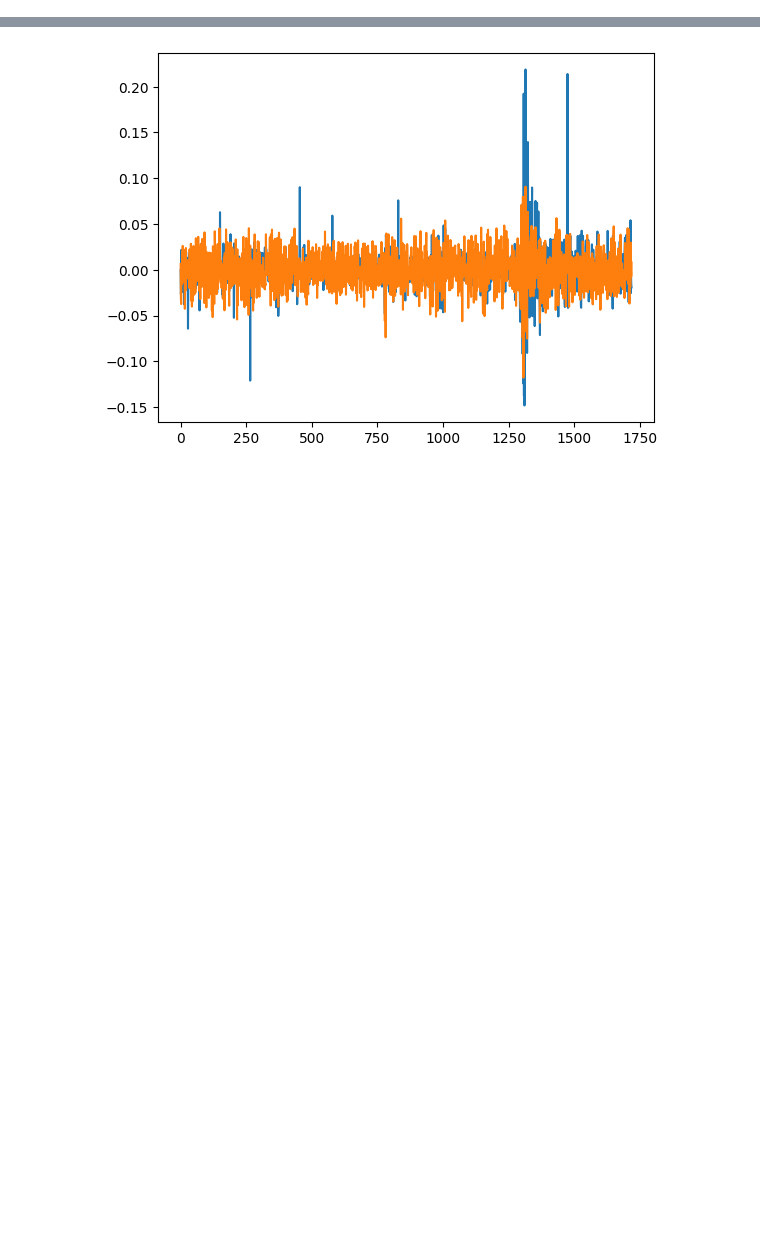
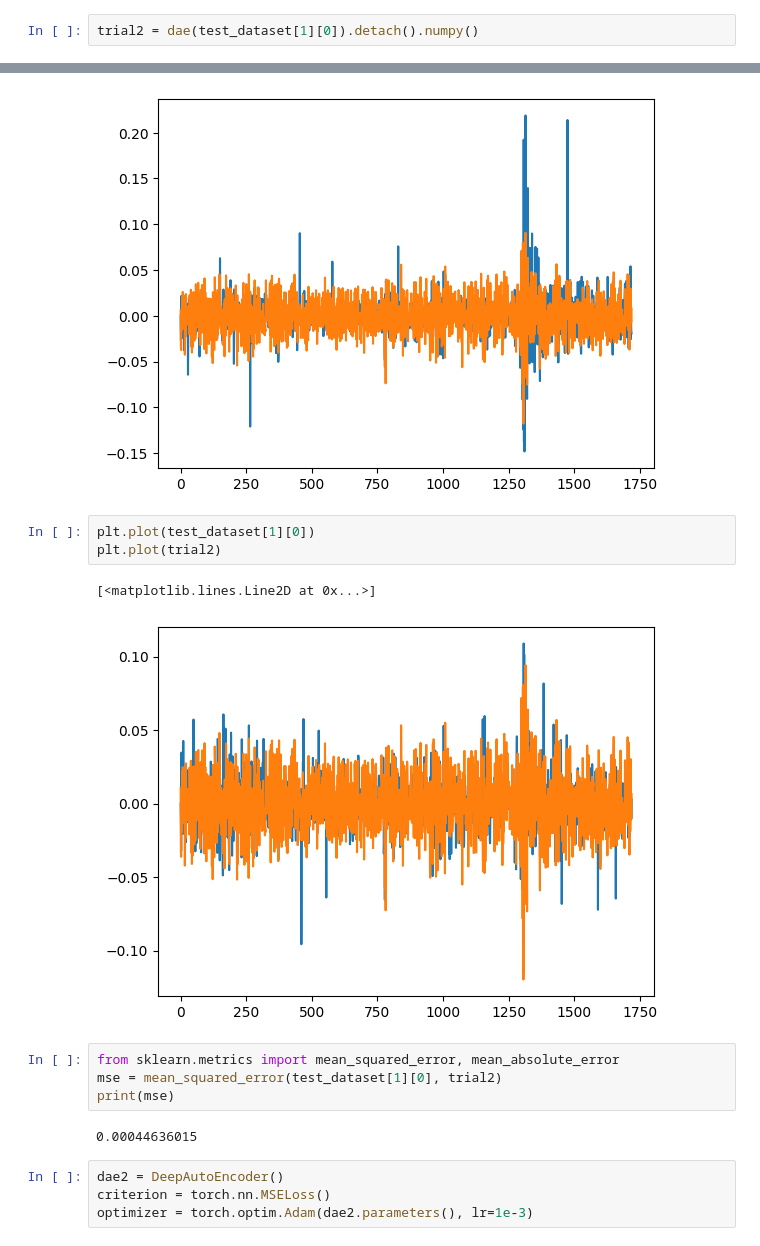
Before and after one commit to abhijay-agarwal/deep-learning-for-index-tracking, a Jupyter notebook: model.ipynb, the cells around one changed output, grey strips where cells are left out. Saved outputs shown, nothing was run; the diff lists cells and outputs as text; blank space fills up the shorter version.

```diff
--- a/model.ipynb
+++ b/model.ipynb
@@ -271,9 +273,27 @@ tensor([ 0.0064, -0.0320, -0.0374,  ...,  0.0030, -0.0073,  0.0080],
        grad_fn=<TanhBackward0>)
 # %%
 trial1 = trial.detach().numpy()
+# %%
+trial2 = dae(test_dataset[1][0]).detach().numpy()
 # %%
 plt.plot(test_dataset[0][0])
 plt.plot(trial1)
 # %% [output]
 [<matplotlib.lines.Line2D at 0x...>]
 [figure]
+# %%
+plt.plot(test_dataset[1][0])
+plt.plot(trial2)
+# %% [output]
+[<matplotlib.lines.Line2D at 0x...>]
+[figure, added]
+# %%
+from sklearn.metrics import mean_squared_error, mean_absolute_error
+mse = mean_squared_error(test_dataset[1][0], trial2)
+print(mse)
+# %% [output]
+0.00044636015
+# %%
+dae2 = DeepAutoEncoder()
+criterion = torch.nn.MSELoss()
+optimizer = torch.optim.Adam(dae2.parameters(), lr=1e-3)
```
Also changed, not shown: parts of 5 cells of this notebook, 1 other file.
